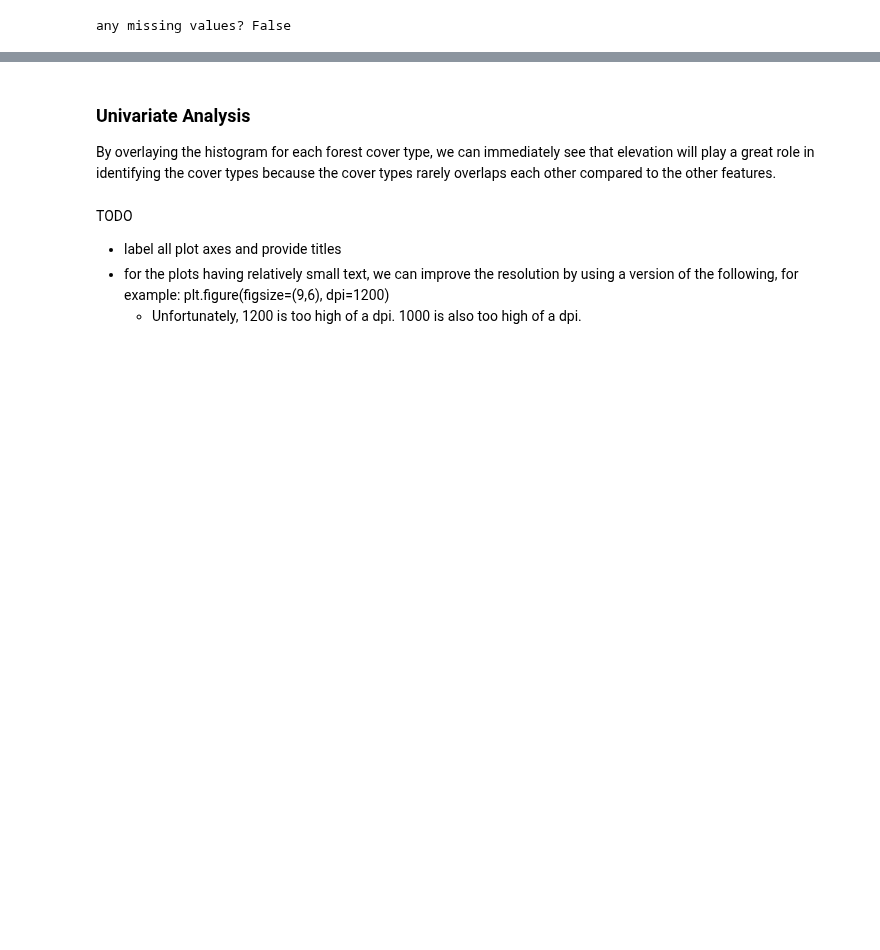
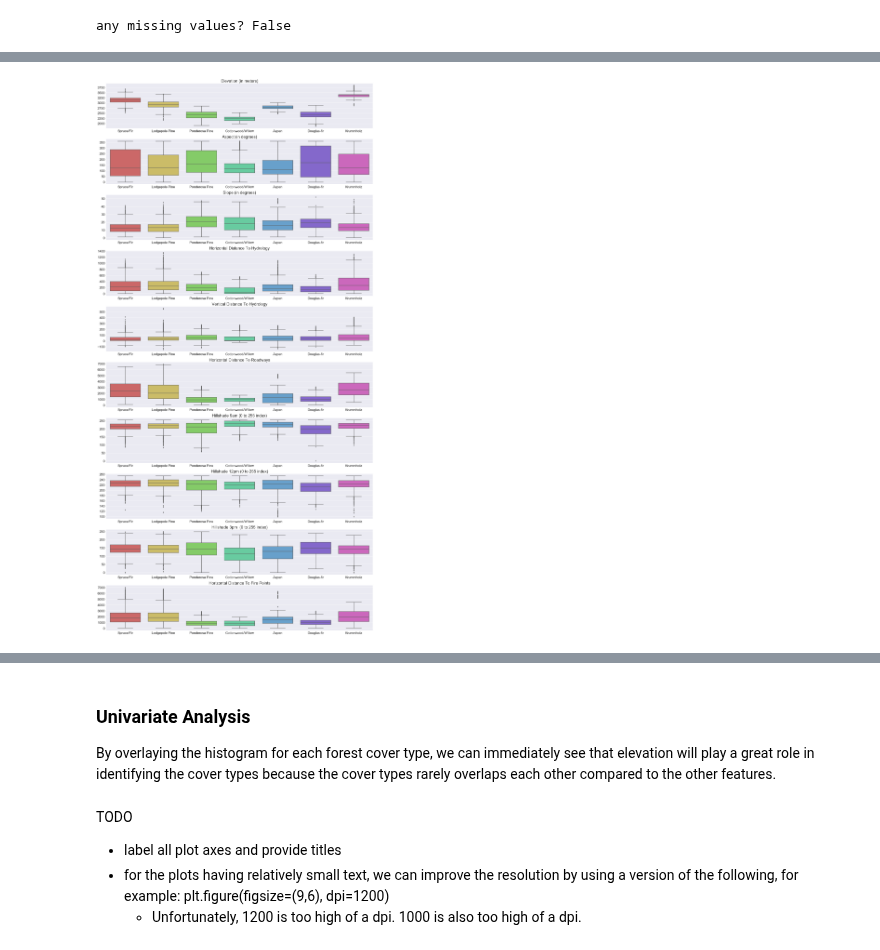
Before and after one commit to tiffapedia/w207-final, a Jupyter notebook: final-update.ipynb, the cells around one changed output, grey strips where cells are left out. Cells and saved outputs as stored; diff of their text form; code cells hidden in the pictures; blank space fills up the shorter version.

```diff
--- a/final-update.ipynb
+++ b/final-update.ipynb
@@ -381,3 +459,26 @@ any missing values? False
+# %%
+def plot_boxplot(feature_name, description, axis):
+    sns.boxplot(y=train_data[feature_name], x=train_labels, palette=rgb_values, ax=axis)
+    # adding swarmplot slows down the plotting process
+    #sns.swarmplot(y=train_data[feature_name], x=train_labels, color='black', alpha=0.75, ax=axis)
+    axis.set_title(description, fontsize='xx-large')
+    axis.set_xlabel('')
+    axis.set_ylabel('')
+    axis.set_xticklabels(cover_labels, fontsize='x-large')
+    for tick in axis.yaxis.get_major_ticks():
+        tick.label.set_fontsize('x-large')
+
+ncols = 1
+nrows = len(numerical_vars)
+fig, axes = plt.subplots(nrows=nrows,ncols=ncols, figsize = (20,40))
+
+for plot_index, feature_name in enumerate(numerical_vars):
+    plot_boxplot(feature_name, lookup_numerical_labels[feature_name], axes[plot_index])
+
+fig.tight_layout()
+plt.show()
+# %% [output]
+[figure, added]
 # %% [markdown]
 <a id='univariate-analysis' />
 # %% [markdown]
```
Also changed, not shown: parts of 42 cells of this notebook.
